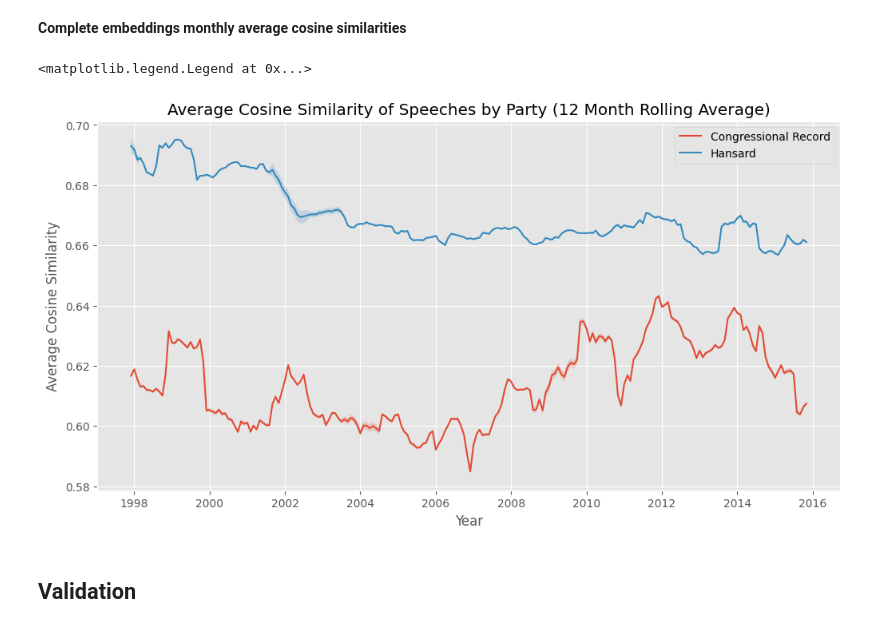
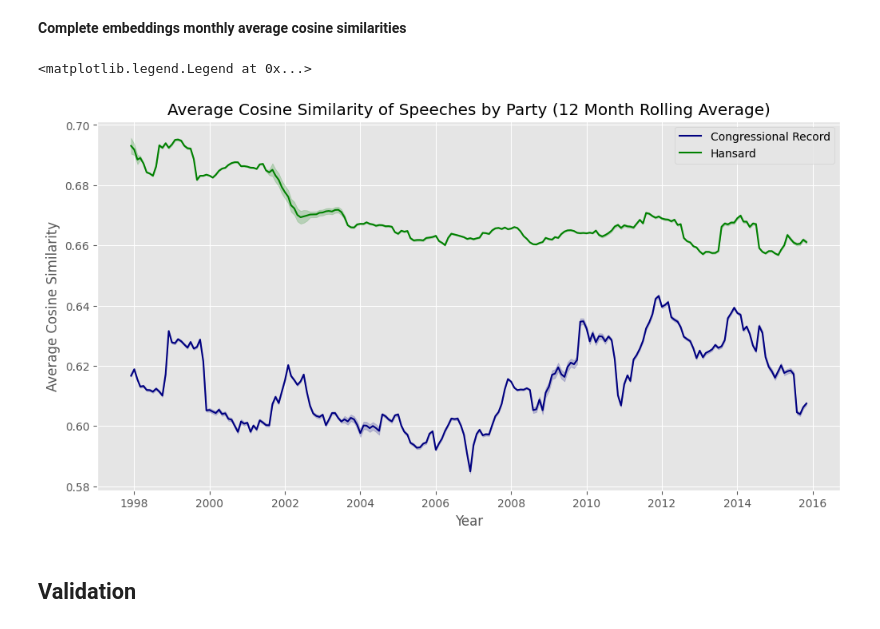
Before and after one commit to felixwallis/pir-dissertation, a Jupyter notebook: source/analysis/word_embeddings_analysis.ipynb, the cells around one changed output. Drawn from its saved outputs; the diff is of its cells as text; code cells hidden in the pictures.

```diff
--- a/source/analysis/word_embeddings_analysis.ipynb
+++ b/source/analysis/word_embeddings_analysis.ipynb
@@ -531,33 +531,33 @@ Total months: 170
 # %%
 monthly_similarities = pd.read_csv(DATA_PATH + 'monthly_similarities.csv')
 monthly_similarities.index = pd.PeriodIndex(
     monthly_similarities['year_month'], freq='M')
 
 # Interpolate missing values for plotting
 monthly_similarities = monthly_similarities.interpolate(
     method='time').dropna()
 
 # Window for rolling average
 widow = 12
 
 plt.figure(figsize=(12, 6))
 plt.plot(monthly_similarities.index.to_timestamp(), monthly_similarities['congressional_record_average_similarity'].rolling(
-    window=widow).mean(), label='Congressional Record')
+    window=widow).mean(), label='Congressional Record', color='navy')
 plt.fill_between(monthly_similarities.index.to_timestamp(), monthly_similarities['congressional_record_lower_bound'].rolling(
-    window=widow).mean(), monthly_similarities['congressional_record_upper_bound'].rolling(window=widow).mean(), alpha=0.2)
+    window=widow).mean(), monthly_similarities['congressional_record_upper_bound'].rolling(window=widow).mean(), alpha=0.2, color='navy')
 
 plt.plot(monthly_similarities.index.to_timestamp(), monthly_similarities['hansard_average_similarity'].rolling(
-    window=widow).mean(), label='Hansard')
+    window=widow).mean(), label='Hansard', color='green')
 plt.fill_between(monthly_similarities.index.to_timestamp(), monthly_similarities['hansard_lower_bound'].rolling(
-    window=widow).mean(), monthly_similarities['hansard_upper_bound'].rolling(window=widow).mean(), alpha=0.2)
+    window=widow).mean(), monthly_similarities['hansard_upper_bound'].rolling(window=widow).mean(), alpha=0.2, color='green')
 
 plt.title('Average Cosine Similarity of Speeches by Party (12 Month Rolling Average)')
 plt.xlabel('Year')
 plt.ylabel('Average Cosine Similarity')
 plt.legend()
 # %% [output]
 <matplotlib.legend.Legend at 0x...>
-[figure, old version]
+[figure, new version]
 # %% [markdown]
 ## Validation
 # %%
```
Also changed, not shown: parts of 2 cells of this notebook, 6 other files.
